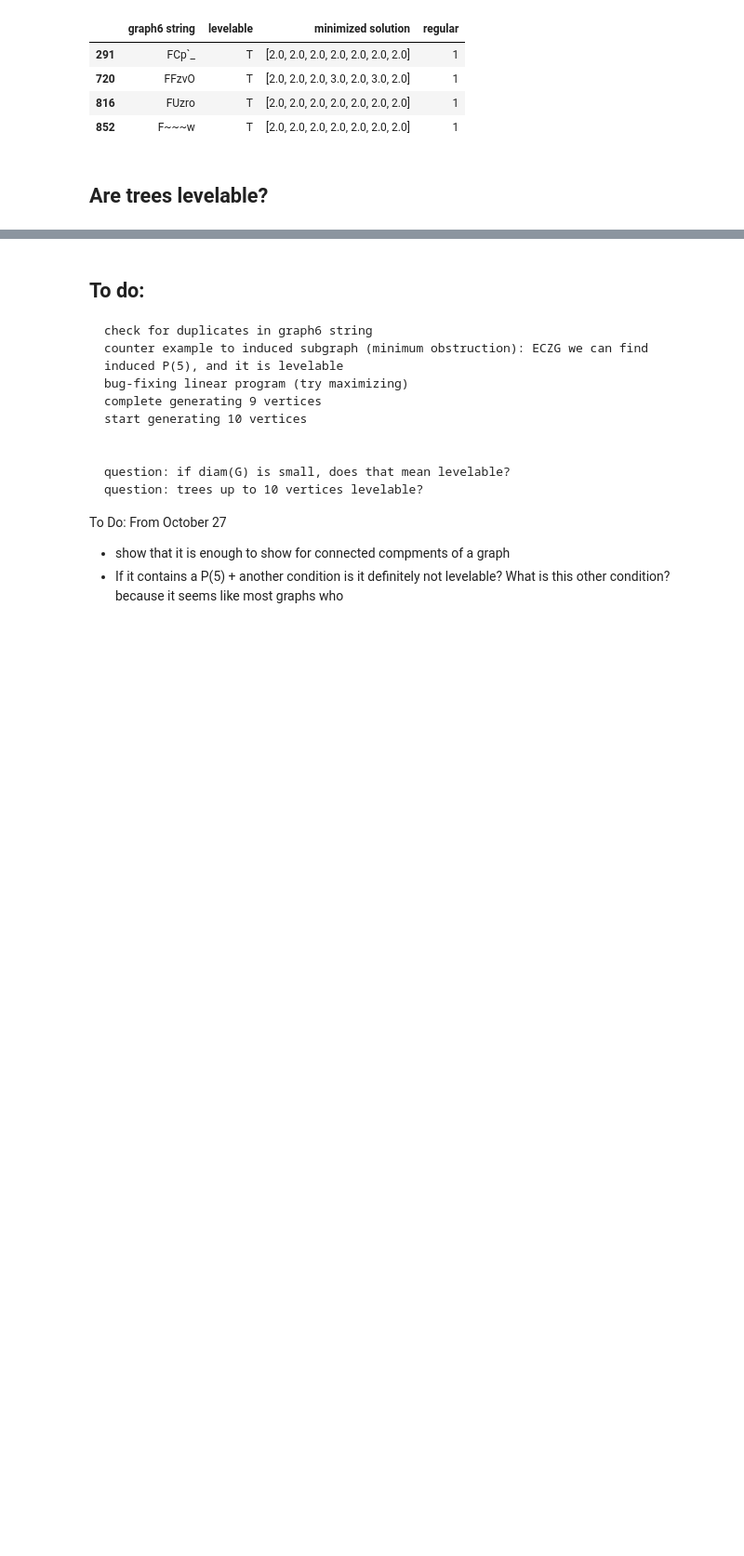
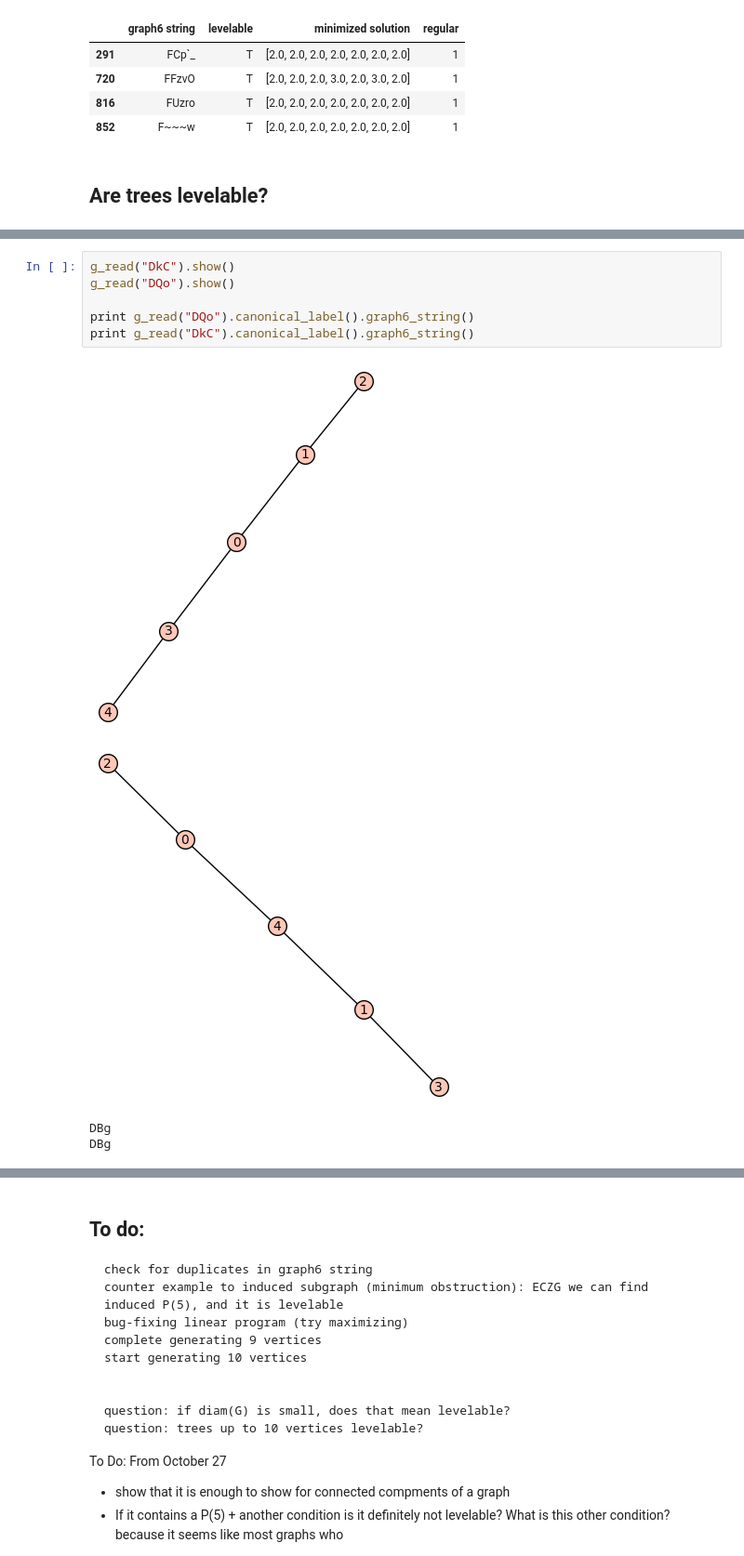
Before and after one commit to michael-chong/levelable, a Jupyter notebook: levelable_analysis.ipynb, the cells around one changed output, grey strips where cells are left out. Shown at 93% size. Cells and saved outputs as stored; diff of their text form; blank space fills up the shorter version.

```diff
--- a/levelable_analysis.ipynb
+++ b/levelable_analysis.ipynb
@@ -560,0 +365,11 @@ True
+# %%
+g_read("DkC").show()
+g_read("DQo").show()
+
+print g_read("DQo").canonical_label().graph6_string()
+print g_read("DkC").canonical_label().graph6_string()
+# %% [output]
+[figure, added]
+[figure, added]
+DBg
+DBg
```
Also changed, not shown: parts of 16 cells of this notebook, 1 other file.
